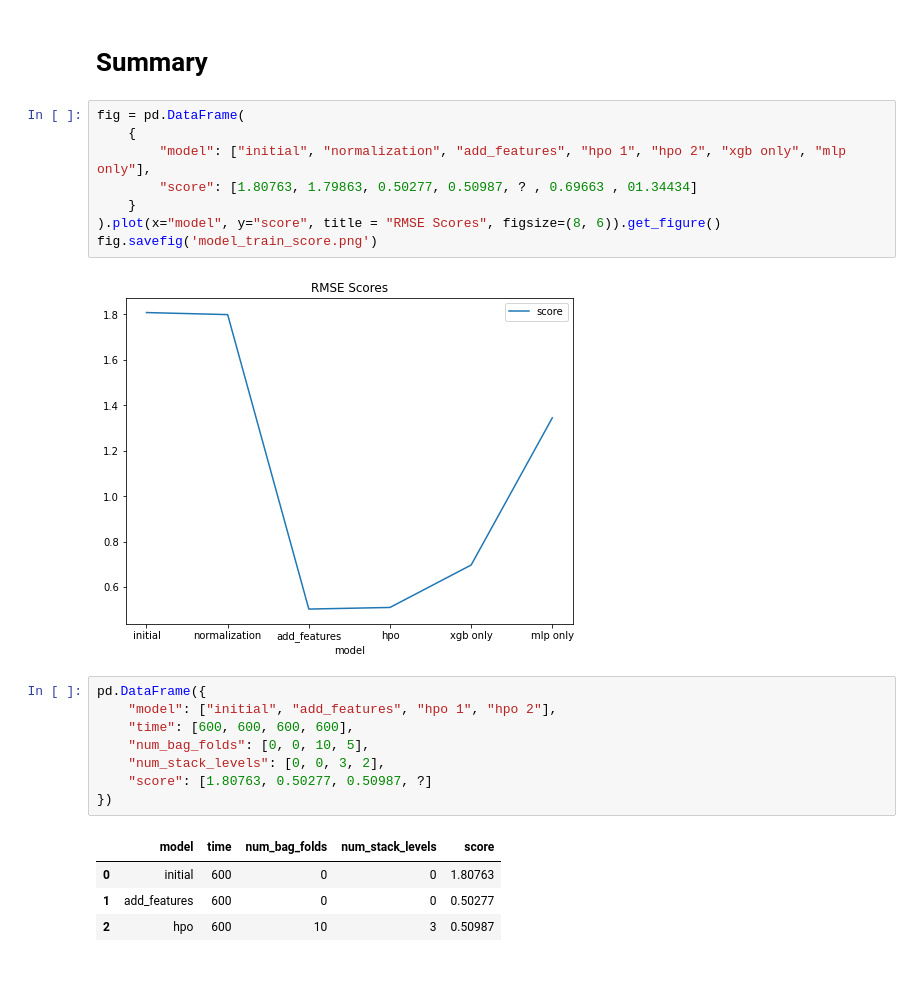
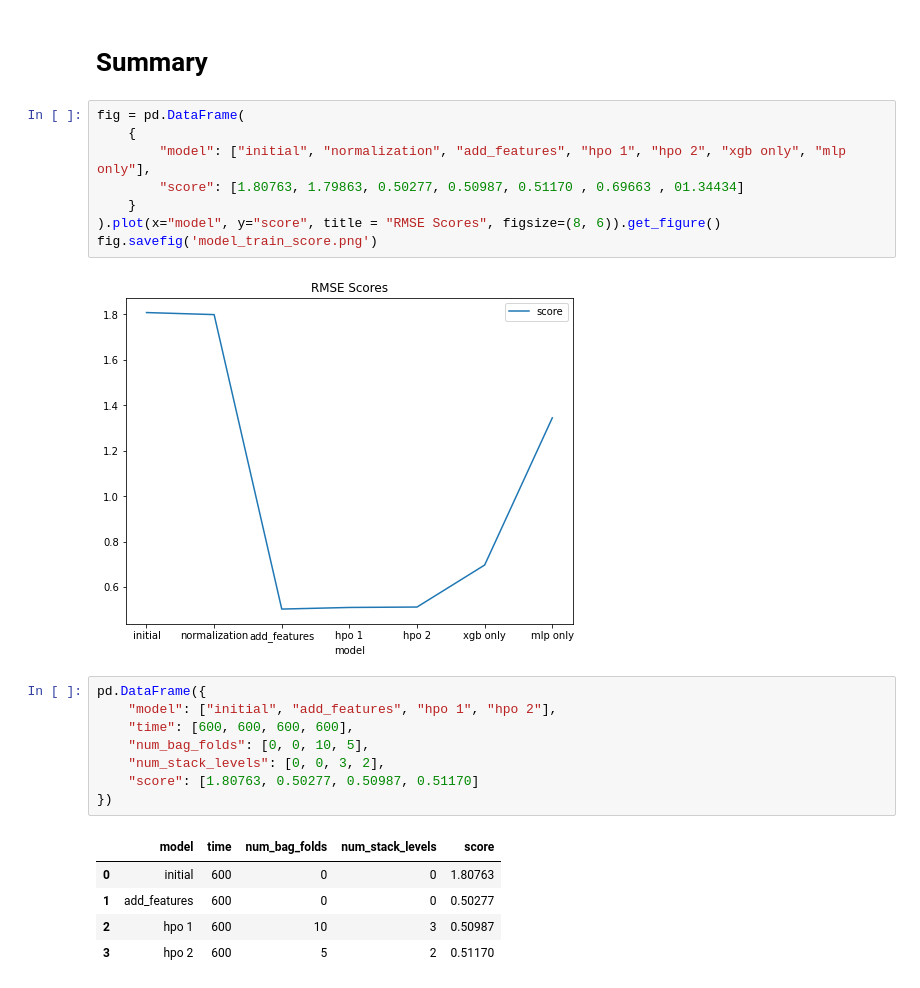
Before and after one commit to gracelynxs/predict-bike-share-udacity-proj, a Jupyter notebook: project.ipynb, the cells around one changed output. Cells and saved outputs as stored; diff of their text form.

Commit message:
added tables

```diff
--- a/project.ipynb
+++ b/project.ipynb
@@ -758,23 +772,24 @@ Successfully submitted to Bike Sharing Demand
 # %%
 fig = pd.DataFrame(
     {
         "model": ["initial", "normalization", "add_features", "hpo 1", "hpo 2", "xgb only", "mlp only"],
-        "score": [1.80763, 1.79863, 0.50277, 0.50987, ? , 0.69663 , 01.34434]
+        "score": [1.80763, 1.79863, 0.50277, 0.50987, 0.51170 , 0.69663 , 01.34434]
     }
 ).plot(x="model", y="score", title = "RMSE Scores", figsize=(8, 6)).get_figure()
 fig.savefig('model_train_score.png')
 # %% [output]
-[figure, old version]
+[figure, new version]
 # %%
 pd.DataFrame({
     "model": ["initial", "add_features", "hpo 1", "hpo 2"],
     "time": [600, 600, 600, 600],
     "num_bag_folds": [0, 0, 10, 5],
     "num_stack_levels": [0, 0, 3, 2],
-    "score": [1.80763, 0.50277, 0.50987, ?]
+    "score": [1.80763, 0.50277, 0.50987, 0.51170]
 })
 # %% [output]
 |  | model | time | num_bag_folds | num_stack_levels | score |
 | 0 | initial | 600 | 0 | 0 | 1.80763 |
 | 1 | add_features | 600 | 0 | 0 | 0.50277 |
-| 2 | hpo | 600 | 10 | 3 | 0.50987 |
+| 2 | hpo 1 | 600 | 10 | 3 | 0.50987 |
+| 3 | hpo 2 | 600 | 5 | 2 | 0.51170 |
```
Also changed, not shown: parts of 3 cells of this notebook, 1 other file.
